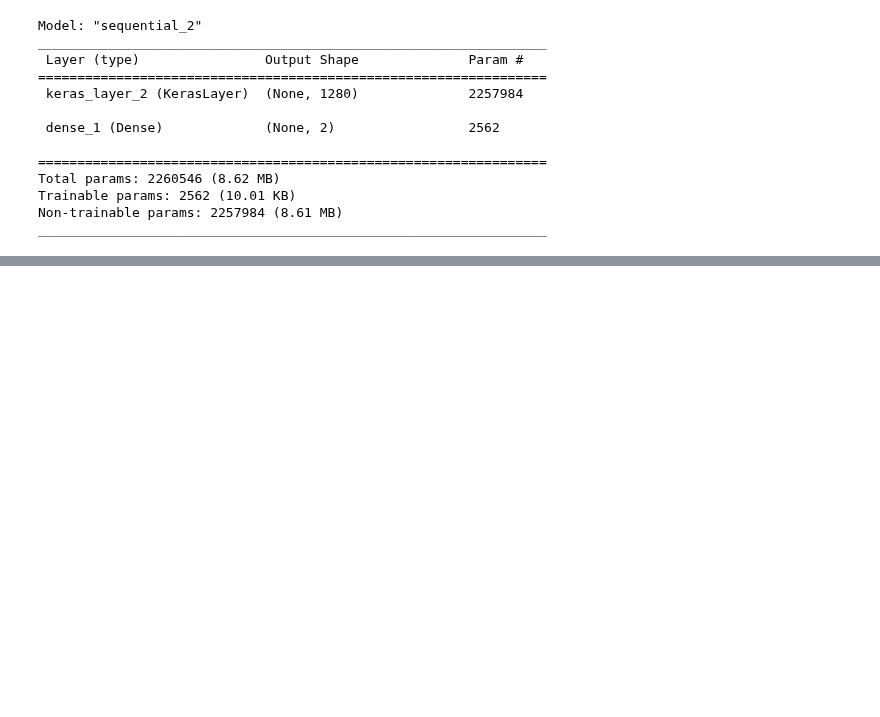
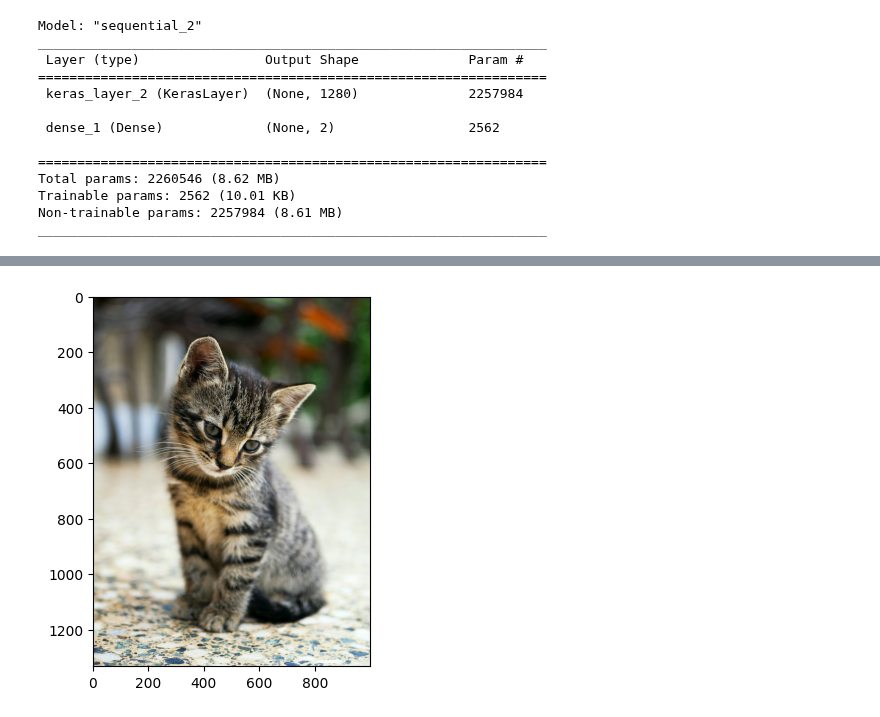
Before and after one commit to adityakashyap5047/DL, a Jupyter notebook: Dog Cat Classification/Prediction.ipynb, the cells around one changed output, grey strips where cells are left out. Saved outputs shown, nothing was run; the diff lists cells and outputs as text; code cells hidden in the pictures; blank space fills up the shorter version.

Commit message:
prediction for the new data

```diff
--- a/Dog Cat Classification/Prediction.ipynb
+++ b/Dog Cat Classification/Prediction.ipynb
@@ -24,3 +27,39 @@ Total params: 2260546 (8.62 MB)
 Trainable params: 2562 (10.01 KB)
 Non-trainable params: 2257984 (8.61 MB)
 _________________________________________________________________
+# %%
+### Predictive Function
+
+def predict_image(image_path, model = model):
+    """
+    Predict the class of an image using the trained model.
+    Args:
+        model: The trained model.
+        image_path: Path to the image file.
+    Returns:
+        str: The predicted class label.
+    """
+
+    input_img_path = image_path.strip()
+
+    input_img = cv2.imread(input_img_path)
+
+    plt.imshow(cv2.cvtColor(input_img, cv2.COLOR_BGR2RGB))
+
+    input_img_resize = cv2.resize(input_img, (224, 224))
+
+    input_img_scaled = input_img_resize / 255
+
+    image_reshaped = np.reshape(input_img_scaled, [1, 224, 224, 3])
+
+    predictions = model.predict(image_reshaped)
+
+    label = np.argmax(predictions)
+
+    if label == 0:
+        print("The image is of Cat")
+    else:
+        print("The image is of Dog")
+# %%
+predict_image("test/cat_img.jpg")
+# %% [output]
@@ -26,0 +68 @@ _________________________________________________________________
+[figure, added]
```
Also changed, not shown: parts of 2 cells of this notebook, 1 other file.
